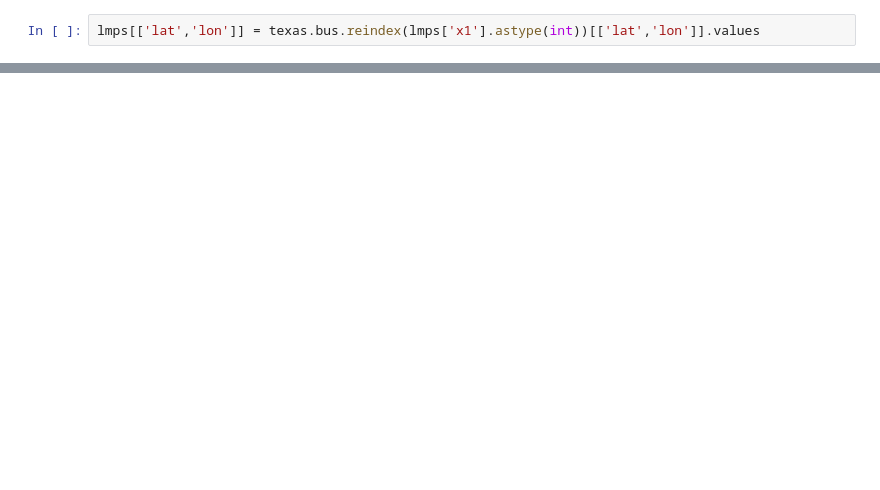
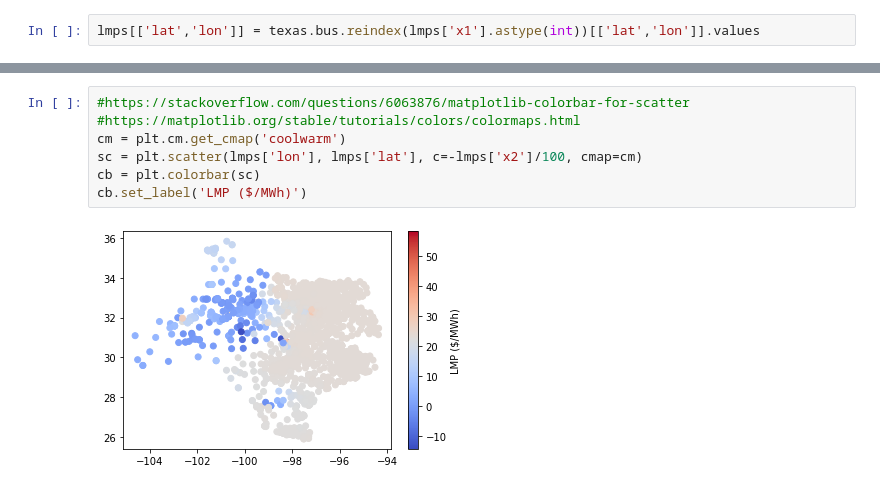
Before and after one commit to vineetjnair9/Dynamic-line-ratings-grid, a Jupyter notebook: DLR project.ipynb, the cells around one changed output, grey strips where cells are left out. Saved outputs shown, nothing was run; the diff lists cells and outputs as text; blank space fills up the shorter version.

```diff
--- a/DLR project.ipynb
+++ b/DLR project.ipynb
@@ -80,0 +156,9 @@ plt.colorbar(sc)
+# %%
+#https://stackoverflow.com/questions/6063876/matplotlib-colorbar-for-scatter
+#https://matplotlib.org/stable/tutorials/colors/colormaps.html
+cm = plt.cm.get_cmap('coolwarm')
+sc = plt.scatter(lmps['lon'], lmps['lat'], c=-lmps['x2']/100, cmap=cm)
+cb = plt.colorbar(sc)
+cb.set_label('LMP ($/MWh)')
+# %% [output]
+[figure, added]
```
Also changed, not shown: parts of 16 cells of this notebook, 1 other file.
